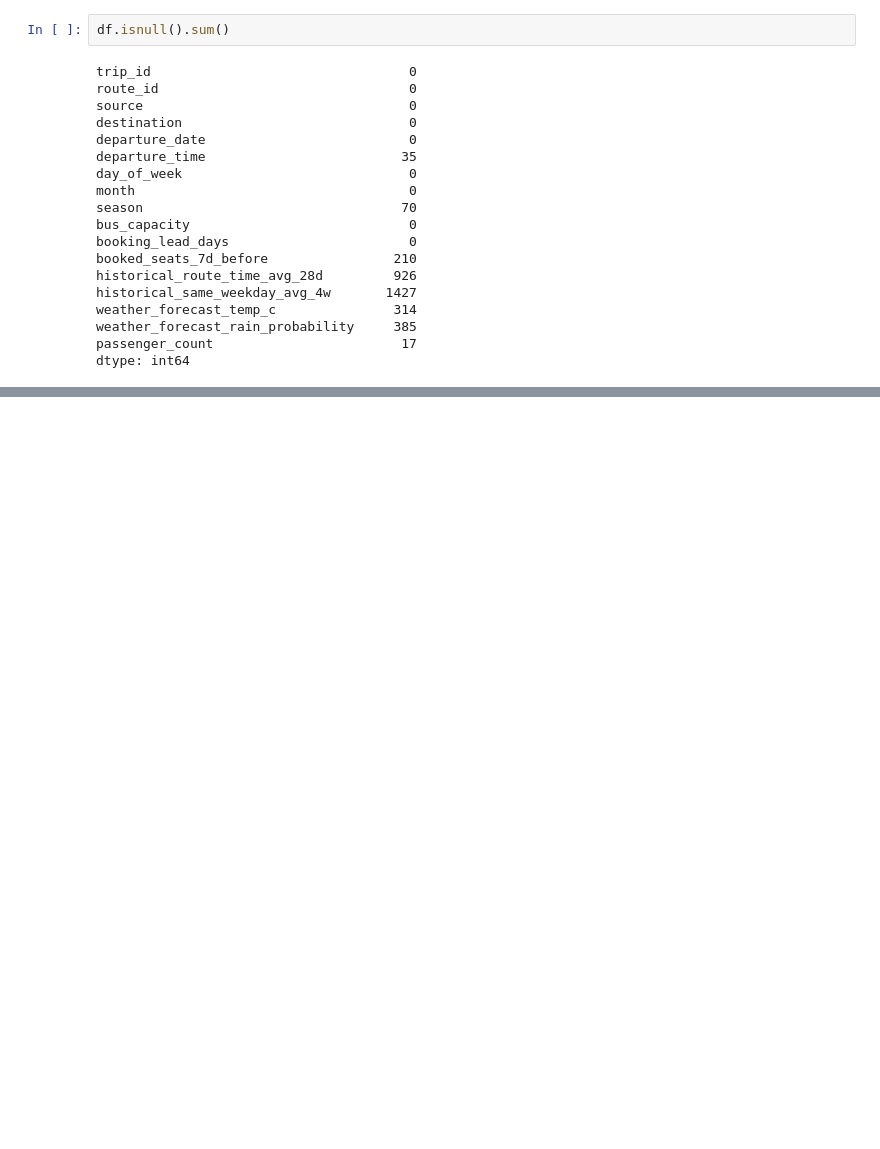
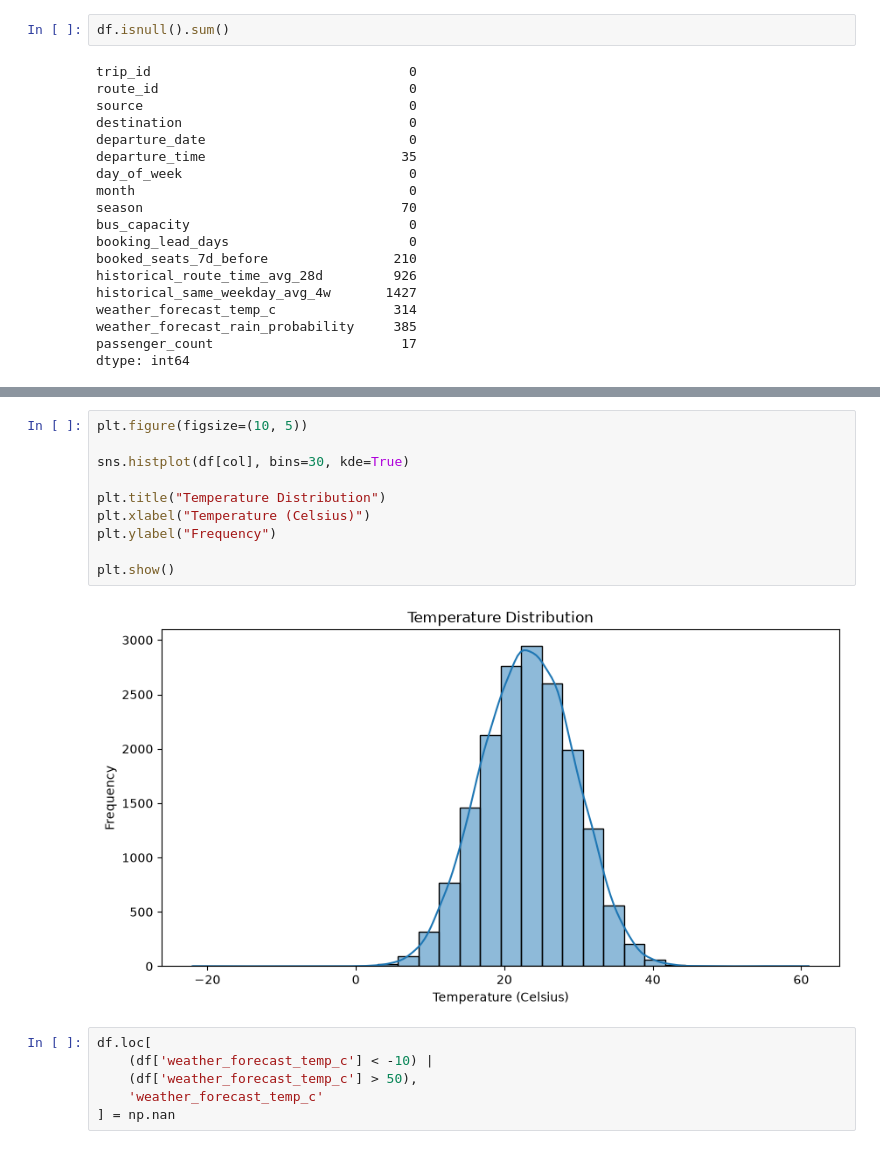
Before and after one commit to akashkumar181/Bus_Forcasting, a Jupyter notebook: Day1.ipynb, the cells around one changed output, grey strips where cells are left out. Drawn from its saved outputs; the diff is of its cells as text; blank space fills up the shorter version.

```diff
--- a/Day1.ipynb
+++ b/Day1.ipynb
@@ -73,0 +444,18 @@ dtype: int64
+# %%
+plt.figure(figsize=(10, 5))
+
+sns.histplot(df[col], bins=30, kde=True)
+
+plt.title("Temperature Distribution")
+plt.xlabel("Temperature (Celsius)")
+plt.ylabel("Frequency")
+
+plt.show()
+# %% [output]
+[figure, added]
+# %%
+df.loc[
+    (df['weather_forecast_temp_c'] < -10) |
+    (df['weather_forecast_temp_c'] > 50),
+    'weather_forecast_temp_c'
+] = np.nan
```
Also changed, not shown: parts of 68 cells of this notebook.
